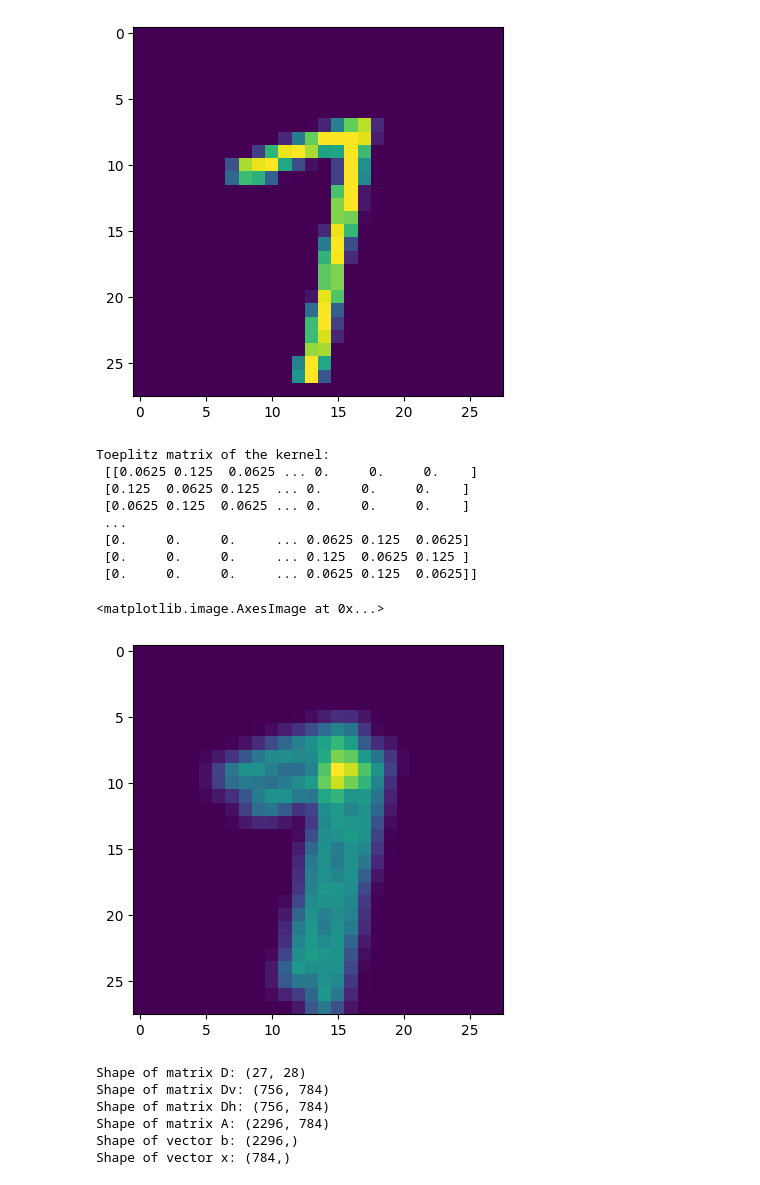
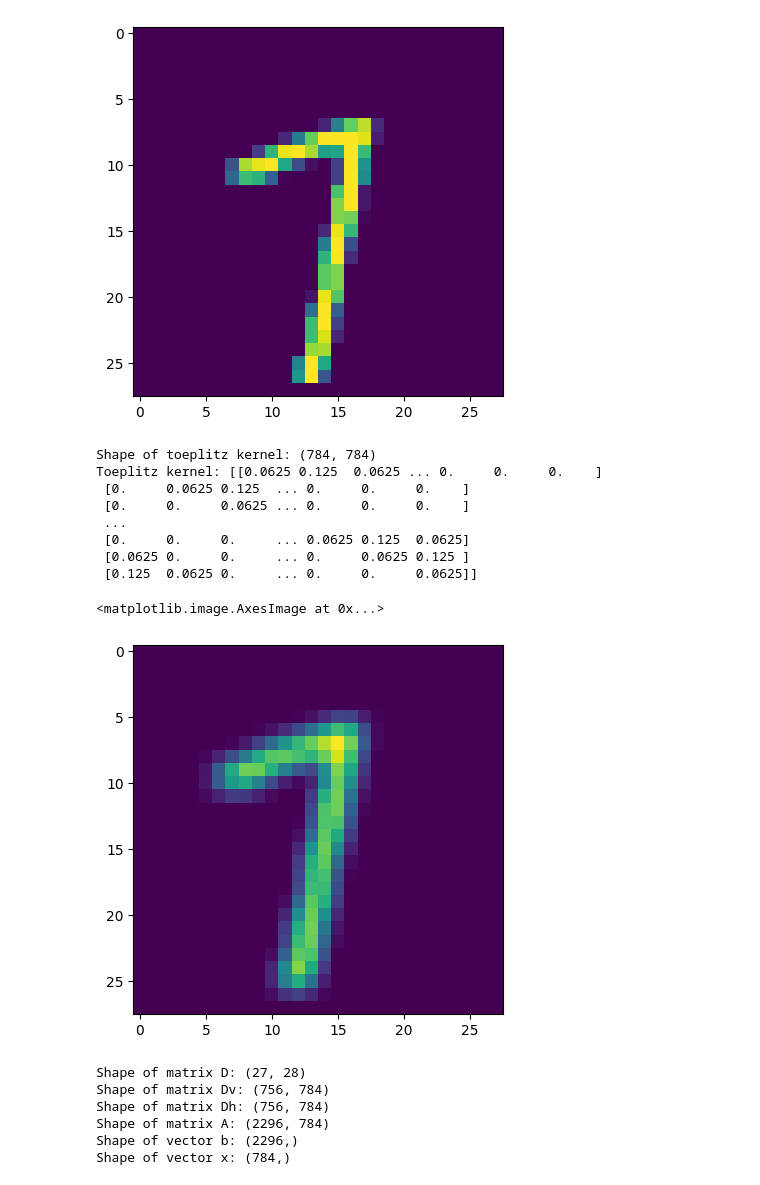
Before and after one commit to Baron105/ML-Assignments, a Jupyter notebook: AI61003/Assignment/final.ipynb, the cells around one changed output. Drawn from its saved outputs; the diff is of its cells as text; code cells hidden in the pictures.

```diff
--- a/AI61003/Assignment/final.ipynb
+++ b/AI61003/Assignment/final.ipynb
@@ -673,32 +674,35 @@ flat_image = image.flatten()
 # %%
 # define the kernel vector
 kernel = np.zeros(784)
 kernel[0], kernel[1], kernel[2] = 1/16, 1/8, 1/16
 kernel[28], kernel[29], kernel[30] = 1/8, 1/4, 1/8
 kernel[56], kernel[57], kernel[58] = 1/16, 1/8, 1/16
 
 # get the toeplitz matrix of the kernel
-kernel = np.reshape(kernel, (28, 28))
-toeplitz_kernel = sp.linalg.toeplitz(kernel)
-print("Toeplitz matrix of the kernel:\n", toeplitz_kernel)
+# use slicing to get the toeplitz matrix
+toeplitz_kernel = np.zeros((784, 784))
+for i in range(784):
+    toeplitz_kernel[i] = np.roll(kernel, i)
+print("Shape of toeplitz kernel:", toeplitz_kernel.shape)
+print("Toeplitz kernel:", toeplitz_kernel)
 
 # get the blurred image by convolving the image with the kernel or multiplying the toeplitz matrix with the flattened image
 blurred_image = toeplitz_kernel @ flat_image
 
 # reshape the blurred image to 28x28
 blurred_image = np.reshape(blurred_image, (28, 28))
 plt.imshow(blurred_image)
 # %% [output]
-Toeplitz matrix of the kernel:
- [[0.0625 0.125  0.0625 ... 0.     0.     0.    ]
- [0.125  0.0625 0.125  ... 0.     0.     0.    ]
- [0.0625 0.125  0.0625 ... 0.     0.     0.    ]
+Shape of toeplitz kernel: (784, 784)
+Toeplitz kernel: [[0.0625 0.125  0.0625 ... 0.     0.     0.    ]
+ [0.     0.0625 0.125  ... 0.     0.     0.    ]
+ [0.     0.     0.0625 ... 0.     0.     0.    ]
  ...
  [0.     0.     0.     ... 0.0625 0.125  0.0625]
- [0.     0.     0.     ... 0.125  0.0625 0.125 ]
- [0.     0.     0.     ... 0.0625 0.125  0.0625]]
+ [0.0625 0.     0.     ... 0.     0.0625 0.125 ]
+ [0.125  0.0625 0.     ... 0.     0.     0.0625]]
 <matplotlib.image.AxesImage at 0x...>
-[figure, old version]
+[figure, new version]
 # %%
 # deblur the image using the least squares solution
 I27 = np.identity(27)
```
Also changed, not shown: parts of 19 cells of this notebook.
